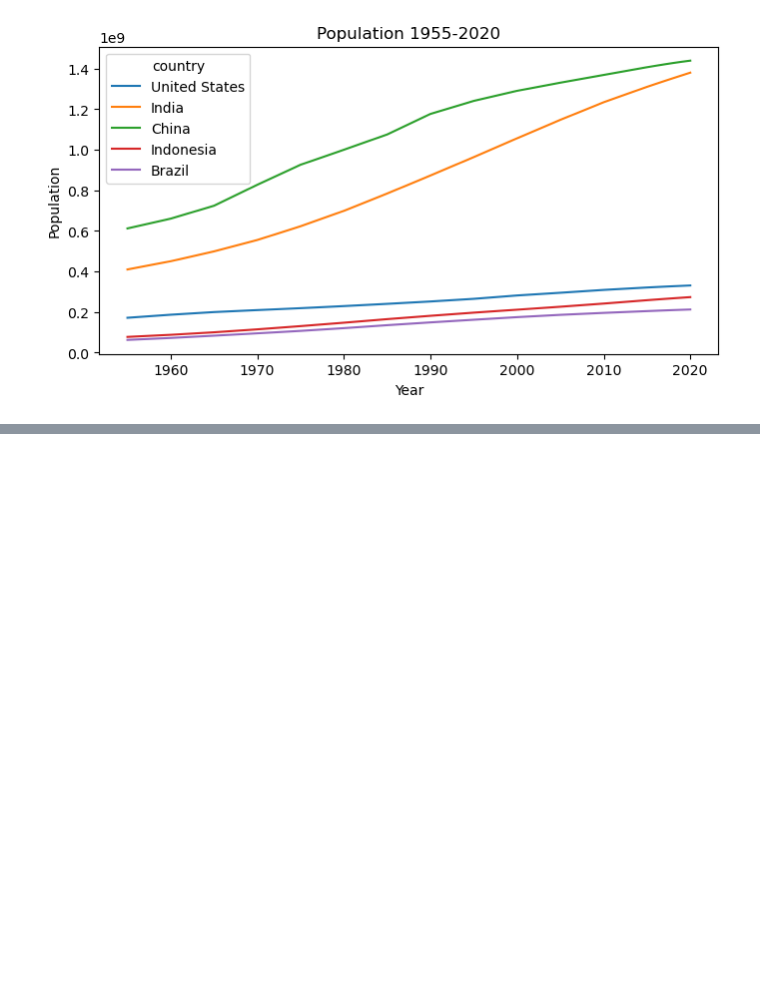
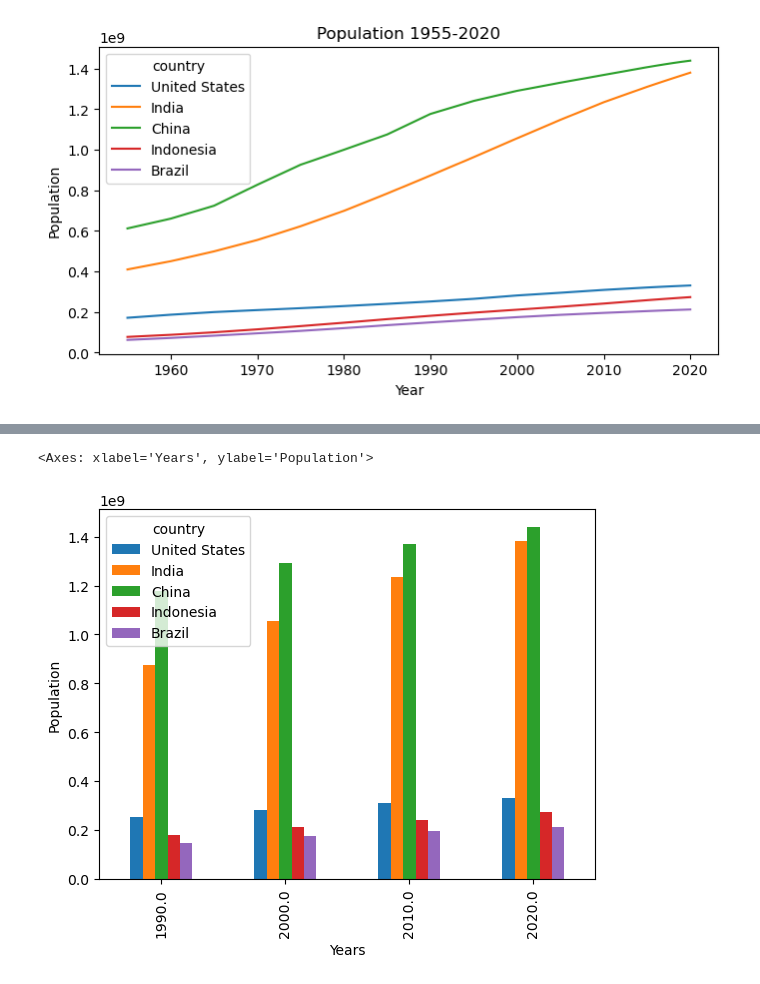
Before and after one commit to Stan-is-the-man/static_and_interactive_data_vizualization, a Jupyter notebook: data_vizualization.ipynb, the cells around one changed output, grey strips where cells are left out. Drawn from its saved outputs; the diff is of its cells as text; code cells hidden in the pictures; blank space fills up the shorter version.

```diff
--- a/data_vizualization.ipynb
+++ b/data_vizualization.ipynb
@@ -99,0 +104,12 @@ df_pivot_2020.plot(
+# %%
+# Pivot with many years
+df_pivot_many_years = df_pivot_2020 = df_pivot[df_pivot.index.isin([1990, 2000, 2010, 2020])]
+# %%
+df_pivot_many_years.plot(
+    kind='bar',
+    xlabel="Years",
+    ylabel = "Population"
+)
+# %% [output]
+<Axes: xlabel='Years', ylabel='Population'>
+[figure, added]
```
Also changed, not shown: parts of 4 cells of this notebook.
